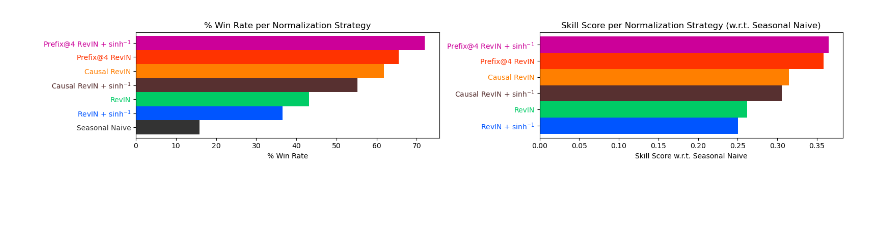
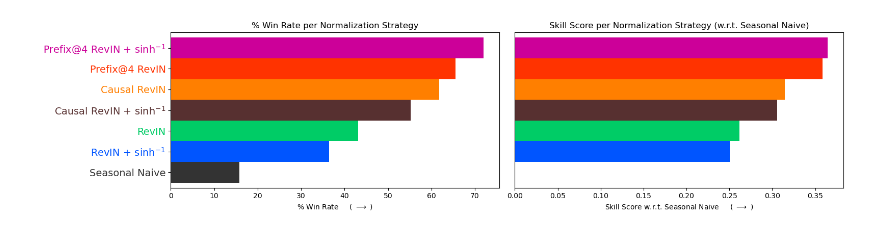
Before and after one commit to vilhess/Normalization_Choice_TimeSeriesFM, a Jupyter notebook: fev_eval/visu.ipynb, the cells around one changed output. Saved outputs shown, nothing was run; the diff lists cells and outputs as text; code cells hidden in the pictures; blank space fills up the shorter version.

```diff
--- a/fev_eval/visu.ipynb
+++ b/fev_eval/visu.ipynb
@@ -43,39 +43,41 @@ df
 | RevIN + $\sinh^{-1}$ | 36.500000 | 0.250600 | NaN | 8.194226 | 0.0 | 0 |
 | Seasonal Naive | 15.833333 | 0.000000 | 0.0 | 2.220159 | 0.0 | 0 |
 # %%
-fig, axes = plt.subplots(1, 2, figsize=(16, 3))
+fig, axes = plt.subplots(1, 2, figsize=(16, 4))
 
 df[["win_rate"]].plot.barh(
     ax=axes[0],
     y="win_rate",
     legend=False,
     title="% Win Rate per Normalization Strategy",
     color=colors,
     width=1,
 )
-axes[0].set_xlabel("% Win Rate")
+axes[0].set_xlabel("% Win Rate     ( $\longrightarrow$ )")
 axes[0].set_ylabel("")
 axes[0].invert_yaxis()
 axes[0].set_ymargin(0)
 
-df[["skill_score"]][:-1].plot.barh(
+df[["skill_score"]].plot.barh(
     ax=axes[1],
     y="skill_score",
     legend=False,
     title="Skill Score per Normalization Strategy (w.r.t. Seasonal Naive)",
     color=colors,
     width=1,
 )
-axes[1].set_xlabel("Skill Score w.r.t. Seasonal Naive")
+axes[1].set_xlabel("Skill Score w.r.t. Seasonal Naive     ( $\longrightarrow$ )")
+axes[1].set_yticklabels([])
+axes[1].tick_params(left=False)
 axes[1].set_ylabel("")
 axes[1].invert_yaxis()
 axes[1].set_ymargin(0)
 for label, color in zip(axes[0].get_yticklabels(), colors):
     label.set_color(color)
-for label, color in zip(axes[1].get_yticklabels(), colors):
-    label.set_color(color)
+    label.set_fontsize(14)
+
 plt.tight_layout()
 plt.savefig("results/leaderboard.pdf", dpi=300)
 plt.show()
 # %% [output]
-[figure, old version]
+[figure, new version]
```
